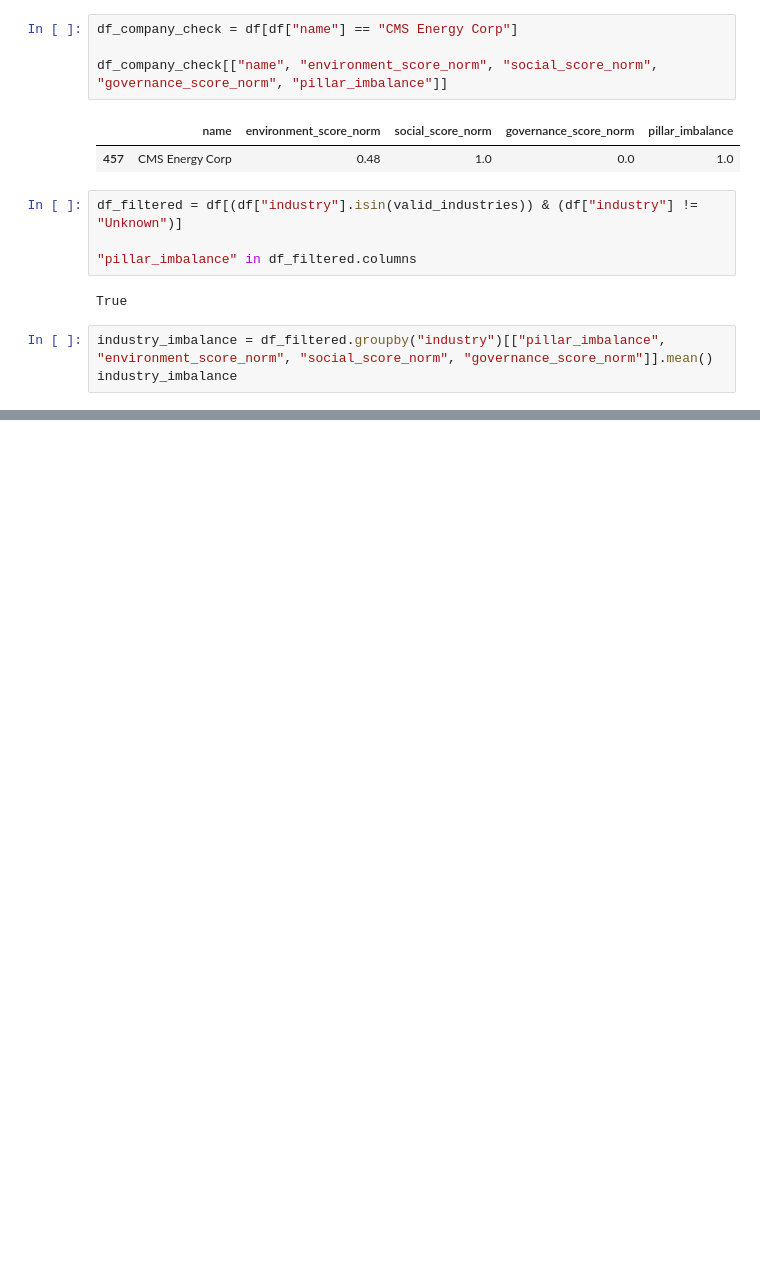
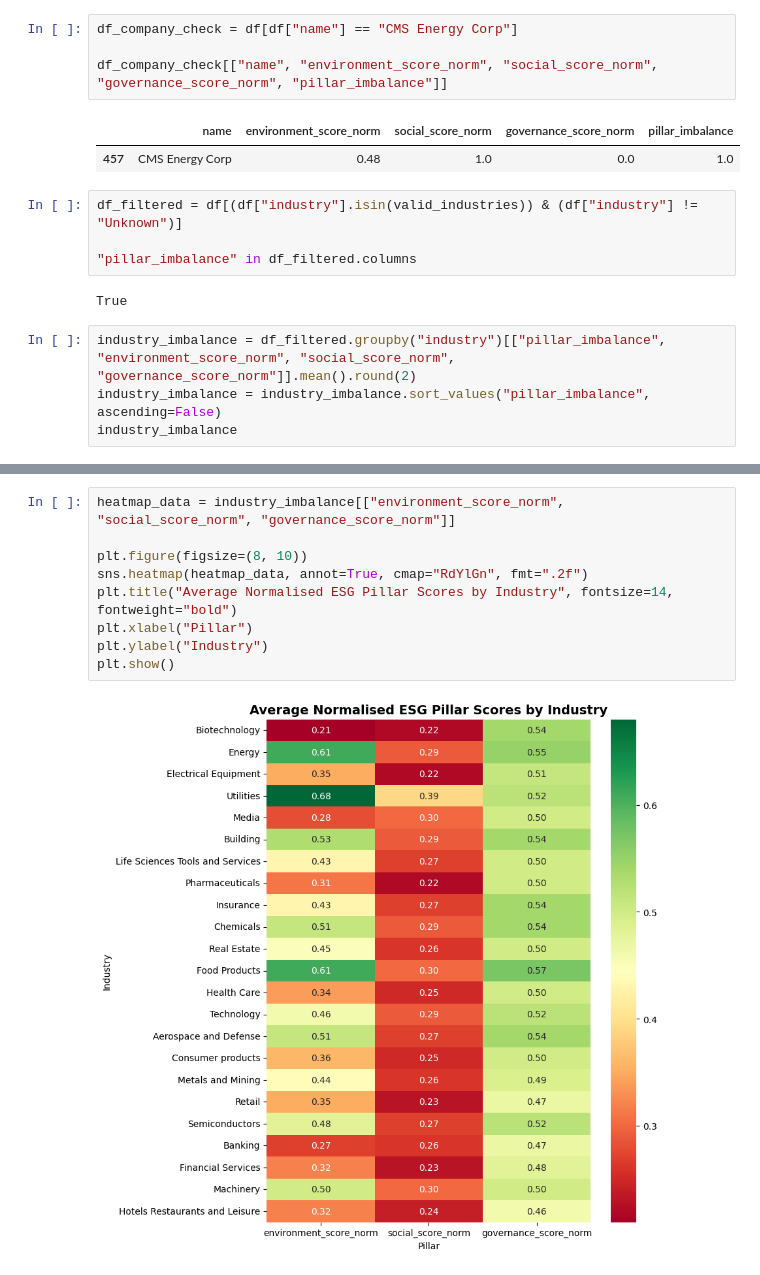
Before and after one commit to ColmHH/esg_corporate_analysis, a Jupyter notebook: jupyter_notebooks/esg_corporate_analysis_visualisation.ipynb, the cells around one changed output, grey strips where cells are left out. Saved outputs shown, nothing was run; the diff lists cells and outputs as text; blank space fills up the shorter version.

Commit message:
Create heatmp of pillar imbalance

```diff
--- a/jupyter_notebooks/esg_corporate_analysis_visualisation.ipynb
+++ b/jupyter_notebooks/esg_corporate_analysis_visualisation.ipynb
@@ -283,5 +283,6 @@ df_filtered = df[(df["industry"].isin(valid_industries)) & (df["industry"] != "U
 # %% [output]
 True
 # %%
-industry_imbalance = df_filtered.groupby("industry")[["pillar_imbalance", "environment_score_norm", "social_score_norm", "governance_score_norm"]].mean()
+industry_imbalance = df_filtered.groupby("industry")[["pillar_imbalance", "environment_score_norm", "social_score_norm", "governance_score_norm"]].mean().round(2)
+industry_imbalance = industry_imbalance.sort_values("pillar_imbalance", ascending=False)
 industry_imbalance
@@ -287,0 +308,11 @@ industry_imbalance
+# %%
+heatmap_data = industry_imbalance[["environment_score_norm", "social_score_norm", "governance_score_norm"]]
+
+plt.figure(figsize=(8, 10))
+sns.heatmap(heatmap_data, annot=True, cmap="RdYlGn", fmt=".2f")
+plt.title("Average Normalised ESG Pillar Scores by Industry", fontsize=14, fontweight="bold")
+plt.xlabel("Pillar")
+plt.ylabel("Industry")
+plt.show()
+# %% [output]
+[figure, added]
```
Also changed, not shown: parts of 1 cell of this notebook.
